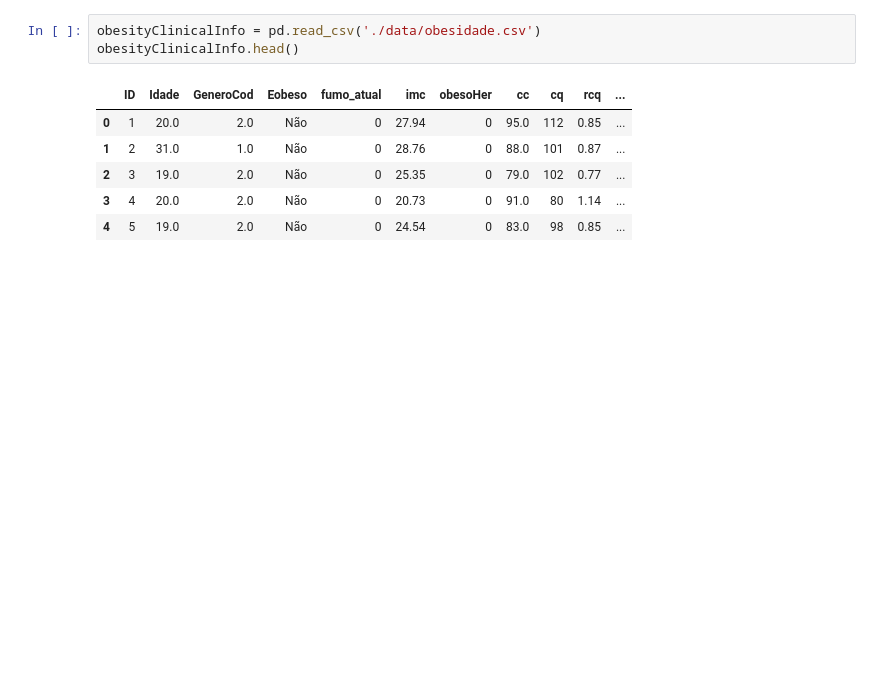
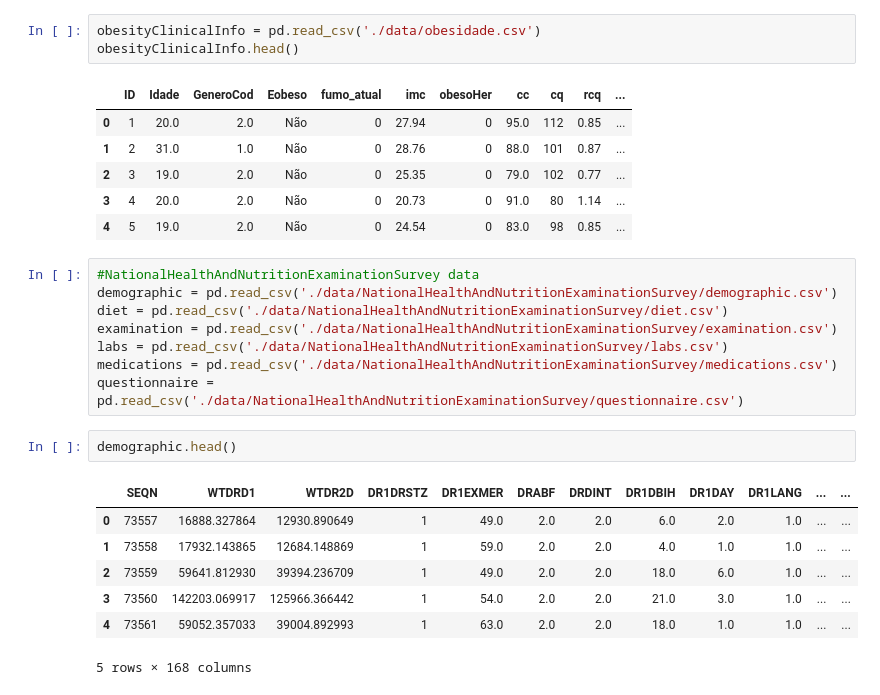
Before and after one commit to if1015-datascience-ufpe/2018-2-projeto-follow-up, a Jupyter notebook: src/Follow UP.ipynb, the cells around one changed output. Cells and saved outputs as stored; diff of their text form; blank space fills up the shorter version.

Commit message:
Carrega dados da NationalHealthAndNutritionExaminationSurvey

```diff
--- a/src/Follow UP.ipynb
+++ b/src/Follow UP.ipynb
@@ -47,3 +47,21 @@ obesityClinicalInfo.head()
 | 2 | 3 | 19.0 | 2.0 | Não | 0 | 25.35 | 0 | 79.0 | 102 | 0.77 | ... |
 | 3 | 4 | 20.0 | 2.0 | Não | 0 | 20.73 | 0 | 91.0 | 80 | 1.14 | ... |
 | 4 | 5 | 19.0 | 2.0 | Não | 0 | 24.54 | 0 | 83.0 | 98 | 0.85 | ... |
+# %%
+#NationalHealthAndNutritionExaminationSurvey data
+demographic = pd.read_csv('./data/NationalHealthAndNutritionExaminationSurvey/demographic.csv')
+diet = pd.read_csv('./data/NationalHealthAndNutritionExaminationSurvey/diet.csv')
+examination = pd.read_csv('./data/NationalHealthAndNutritionExaminationSurvey/examination.csv')
+labs = pd.read_csv('./data/NationalHealthAndNutritionExaminationSurvey/labs.csv')
+medications = pd.read_csv('./data/NationalHealthAndNutritionExaminationSurvey/medications.csv')
+questionnaire = pd.read_csv('./data/NationalHealthAndNutritionExaminationSurvey/questionnaire.csv')
+# %%
+demographic.head()
+# %% [output]
+|  | SEQN | WTDRD1 | WTDR2D | DR1DRSTZ | DR1EXMER | DRABF | DRDINT | DR1DBIH | DR1DAY | DR1LANG | ... | ... |
+| 0 | 73557 | 16888.327864 | 12930.890649 | 1 | 49.0 | 2.0 | 2.0 | 6.0 | 2.0 | 1.0 | ... | ... |
+| 1 | 73558 | 17932.143865 | 12684.148869 | 1 | 59.0 | 2.0 | 2.0 | 4.0 | 1.0 | 1.0 | ... | ... |
+| 2 | 73559 | 59641.812930 | 39394.236709 | 1 | 49.0 | 2.0 | 2.0 | 18.0 | 6.0 | 1.0 | ... | ... |
+| 3 | 73560 | 142203.069917 | 125966.366442 | 1 | 54.0 | 2.0 | 2.0 | 21.0 | 3.0 | 1.0 | ... | ... |
+| 4 | 73561 | 59052.357033 | 39004.892993 | 1 | 63.0 | 2.0 | 2.0 | 18.0 | 1.0 | 1.0 | ... | ... |
+5 rows × 168 columns
```
Also changed, not shown: parts of 5 cells of this notebook.
